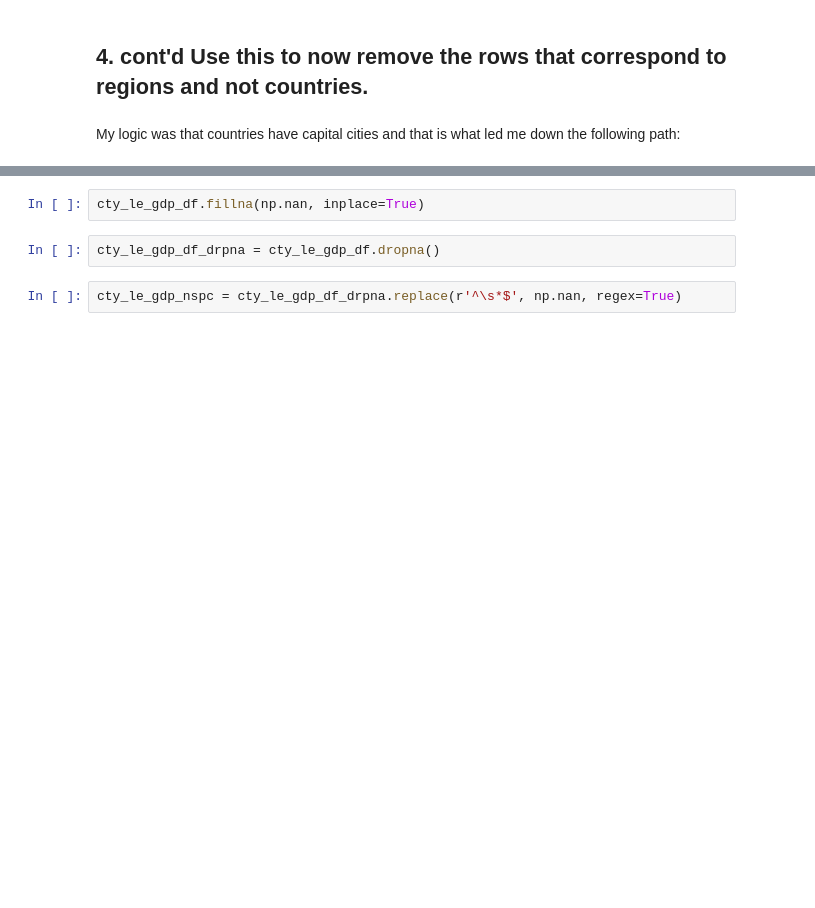
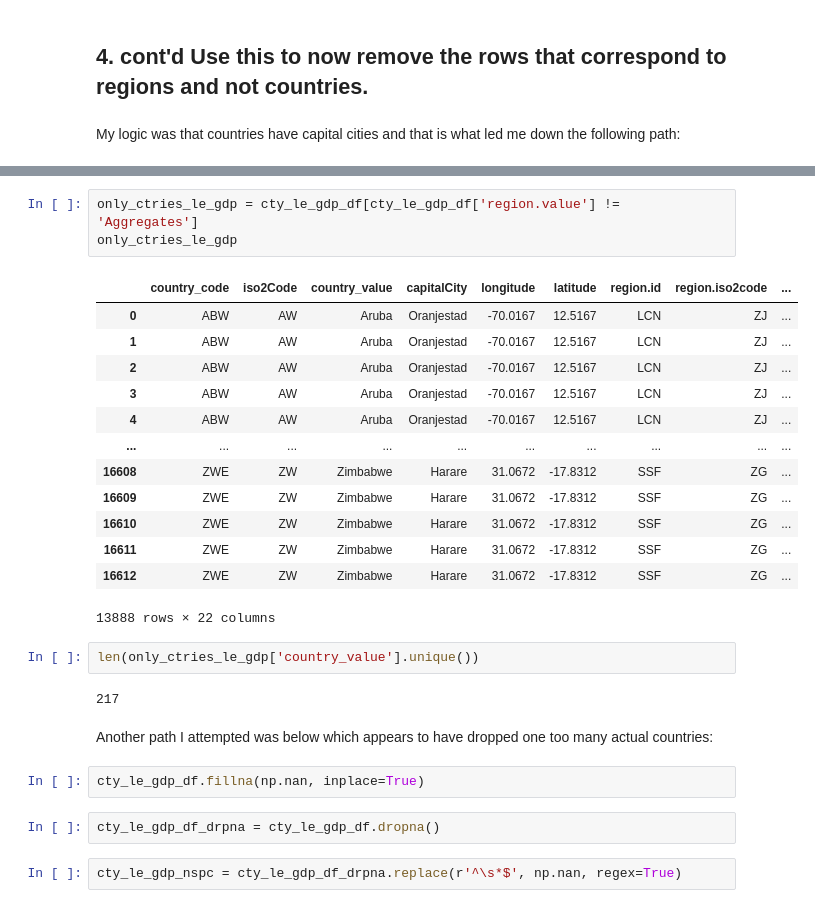
Before and after one commit to nss-data-science-cohort-8/api-exercise-catdgomez, a Jupyter notebook: notebooks/undata_api_exercise.ipynb, the cells around one changed output, grey strips where cells are left out. Saved outputs shown, nothing was run; the diff lists cells and outputs as text; blank space fills up the shorter version.

```diff
--- a/notebooks/undata_api_exercise.ipynb
+++ b/notebooks/undata_api_exercise.ipynb
@@ -424,3 +440,26 @@ My logic was that countries have capital cities and that is what led me down the
+# %%
+only_ctries_le_gdp = cty_le_gdp_df[cty_le_gdp_df['region.value'] != 'Aggregates']
+only_ctries_le_gdp
+# %% [output]
+|  | country_code | iso2Code | country_value | capitalCity | longitude | latitude | region.id | region.iso2code | ... |
+| 0 | ABW | AW | Aruba | Oranjestad | -70.0167 | 12.5167 | LCN | ZJ | ... |
+| 1 | ABW | AW | Aruba | Oranjestad | -70.0167 | 12.5167 | LCN | ZJ | ... |
+| 2 | ABW | AW | Aruba | Oranjestad | -70.0167 | 12.5167 | LCN | ZJ | ... |
+| 3 | ABW | AW | Aruba | Oranjestad | -70.0167 | 12.5167 | LCN | ZJ | ... |
+| 4 | ABW | AW | Aruba | Oranjestad | -70.0167 | 12.5167 | LCN | ZJ | ... |
+| ... | ... | ... | ... | ... | ... | ... | ... | ... | ... |
+| 16608 | ZWE | ZW | Zimbabwe | Harare | 31.0672 | -17.8312 | SSF | ZG | ... |
+| 16609 | ZWE | ZW | Zimbabwe | Harare | 31.0672 | -17.8312 | SSF | ZG | ... |
+| 16610 | ZWE | ZW | Zimbabwe | Harare | 31.0672 | -17.8312 | SSF | ZG | ... |
+| 16611 | ZWE | ZW | Zimbabwe | Harare | 31.0672 | -17.8312 | SSF | ZG | ... |
+| 16612 | ZWE | ZW | Zimbabwe | Harare | 31.0672 | -17.8312 | SSF | ZG | ... |
+13888 rows × 22 columns
+# %%
+len(only_ctries_le_gdp['country_value'].unique())
+# %% [output]
+217
+# %% [markdown]
+Another path I attempted was below which appears to have dropped one too many actual countries:
 # %%
 cty_le_gdp_df.fillna(np.nan, inplace=True)
 # %%
```
Also changed, not shown: parts of 10 cells of this notebook.
